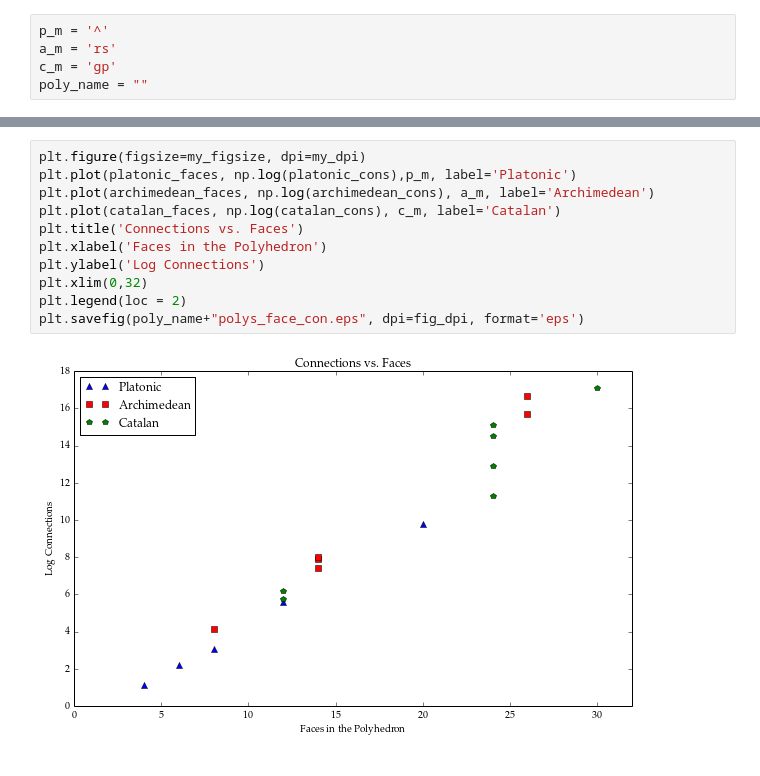
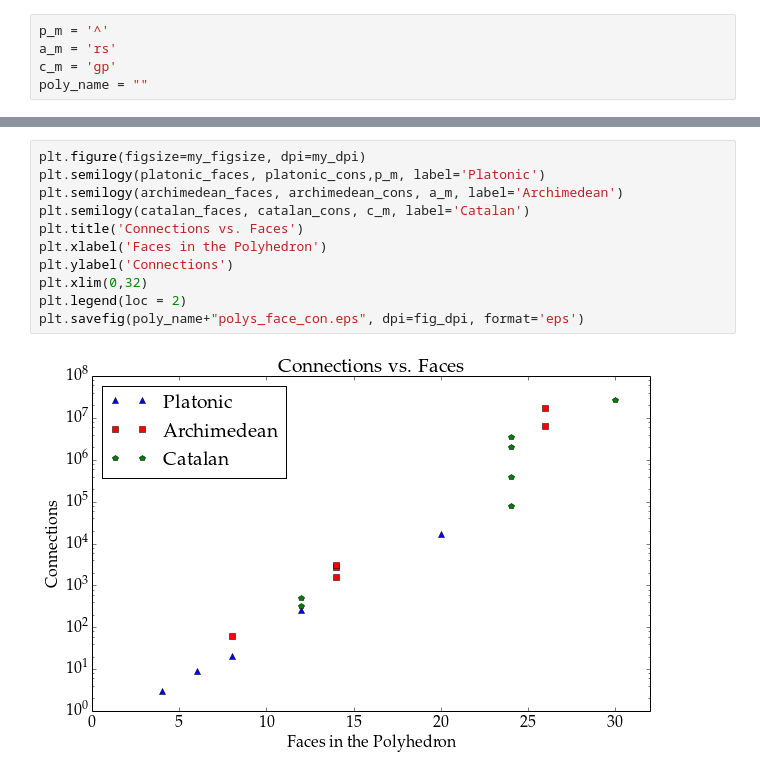
Before and after one commit to Danie1Johnson/thesis, a Jupyter notebook: images/BG_CCS_stats.ipynb, the cells around one changed output, grey strips where cells are left out. Saved outputs shown, nothing was run; the diff lists cells and outputs as text.

```diff
--- a/images/BG_CCS_stats.ipynb
+++ b/images/BG_CCS_stats.ipynb
@@ -115,13 +134,13 @@ plt.savefig("polys_face_int.eps", dpi=fig_dpi, format='eps')
 # %%
 plt.figure(figsize=my_figsize, dpi=my_dpi)
-plt.plot(platonic_faces, np.log(platonic_cons),p_m, label='Platonic')
-plt.plot(archimedean_faces, np.log(archimedean_cons), a_m, label='Archimedean')
-plt.plot(catalan_faces, np.log(catalan_cons), c_m, label='Catalan')
+plt.semilogy(platonic_faces, platonic_cons,p_m, label='Platonic')
+plt.semilogy(archimedean_faces, archimedean_cons, a_m, label='Archimedean')
+plt.semilogy(catalan_faces, catalan_cons, c_m, label='Catalan')
 plt.title('Connections vs. Faces')
 plt.xlabel('Faces in the Polyhedron')
-plt.ylabel('Log Connections')
+plt.ylabel('Connections')
 plt.xlim(0,32)
 plt.legend(loc = 2)
 plt.savefig(poly_name+"polys_face_con.eps", dpi=fig_dpi, format='eps')
 # %% [output]
-[figure, old version]
+[figure, new version]
```
Also changed, not shown: parts of 18 cells of this notebook, 14 other files.
